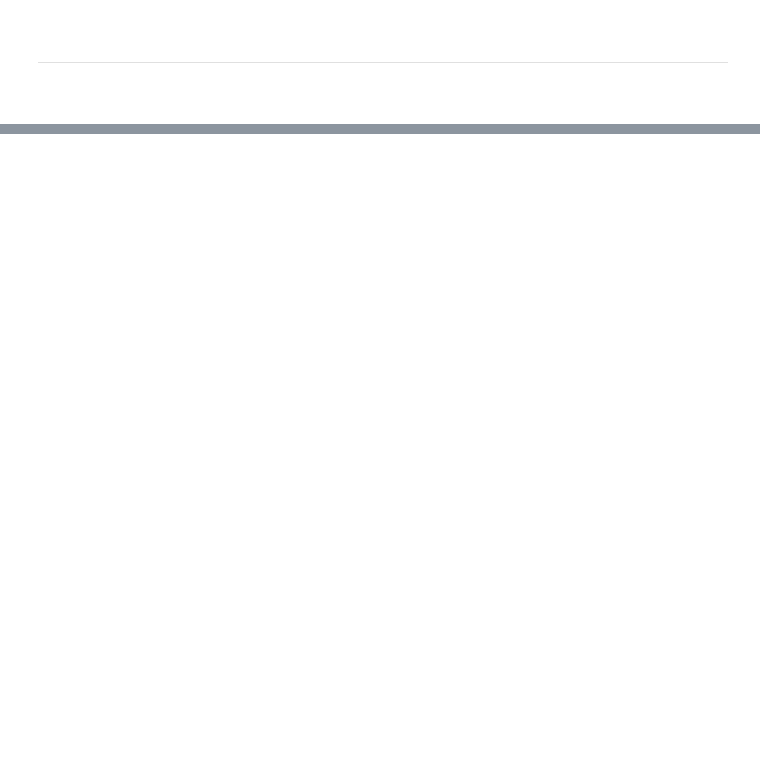
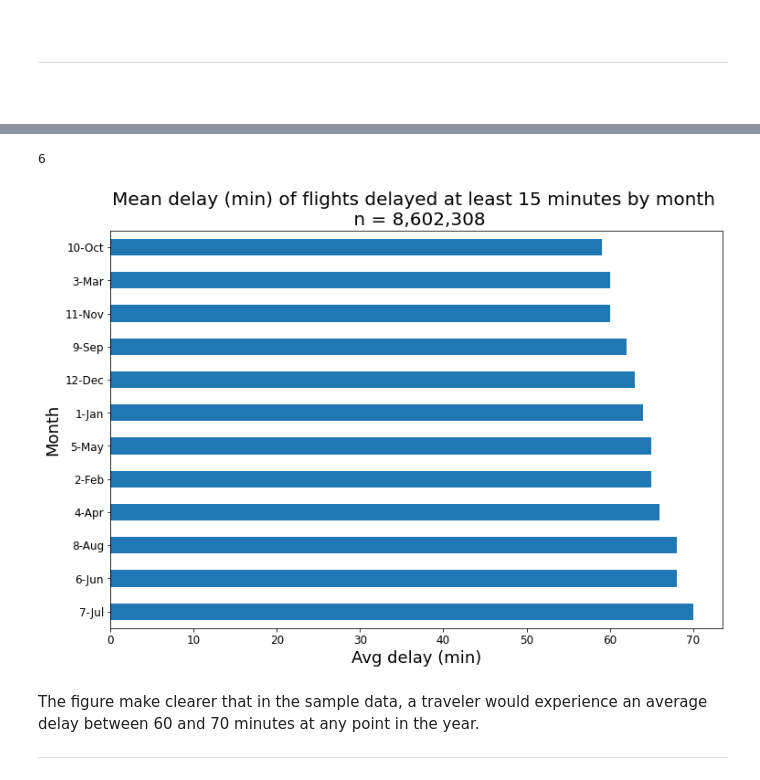
Before and after one commit to nvbergen/predicting_air_delays, a Jupyter notebook: Code/01_intake_and_EDA.ipynb, the cells around one changed output, grey strips where cells are left out. Cells and saved outputs as stored; diff of their text form; code cells hidden in the pictures; blank space fills up the shorter version.

```diff
--- a/Code/01_intake_and_EDA.ipynb
+++ b/Code/01_intake_and_EDA.ipynb
@@ -179,0 +273,18 @@ As you can see above, doing any operations on 34.4 million rows of data would be
+# %%
+## add total dealy minutes if month equals Jun Jul Aug for each year in data set.
+len(sample['year'].unique())
+# %% [output]
+6
+# %%
+sample[sample['arr_delay']>=15]['arr_delay'].groupby(sample['month']).mean().astype(int).sort_values(ascending = False).plot(kind = 'barh', figsize=(12,8))
+plt.title(f'Mean delay (min) of flights delayed at least 15 minutes by month \n n = {sample.shape[0]:,}', size = 20);
+plt.xlabel('Avg delay (min)', size = 18 )
+plt.xticks(fontsize = 12, rotation = 0)
+plt.ylabel('Month', size = 18 )
+plt.yticks(fontsize = 12);
+# %% [output]
+[figure, added]
+# %% [markdown]
+The figure make clearer that in the sample data, a traveler would experience an average delay between 60 and 70 minutes at any point in the year.
+
+---
```
Also changed, not shown: parts of 40 cells of this notebook, 1 other file.
